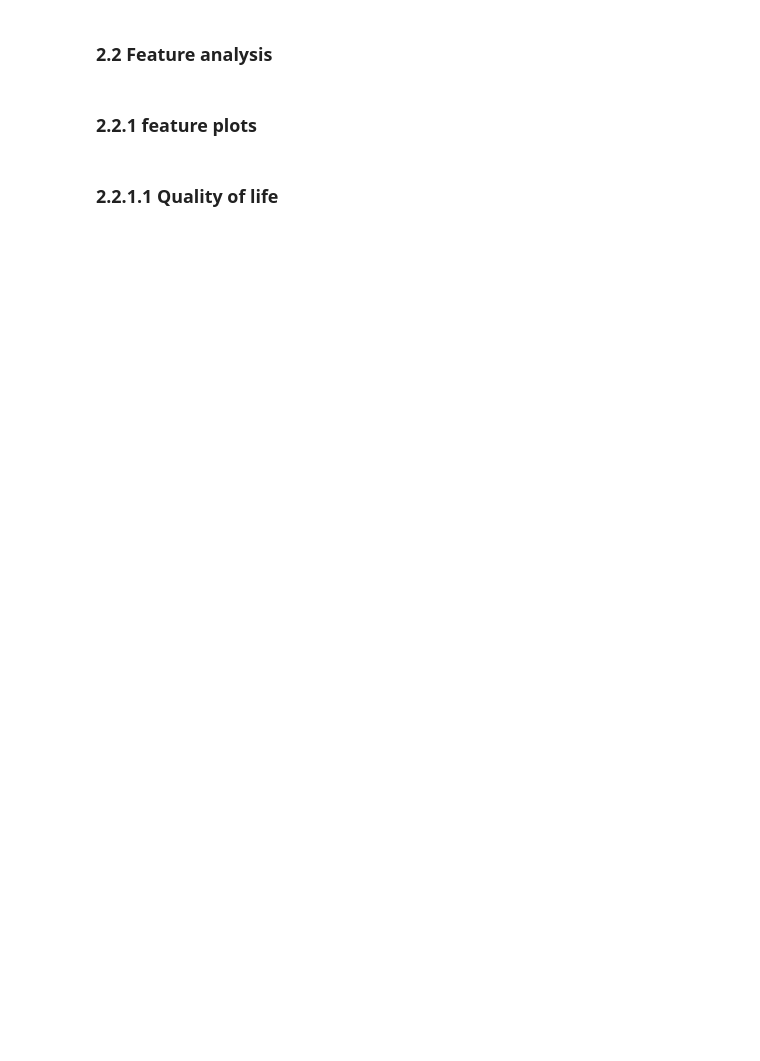
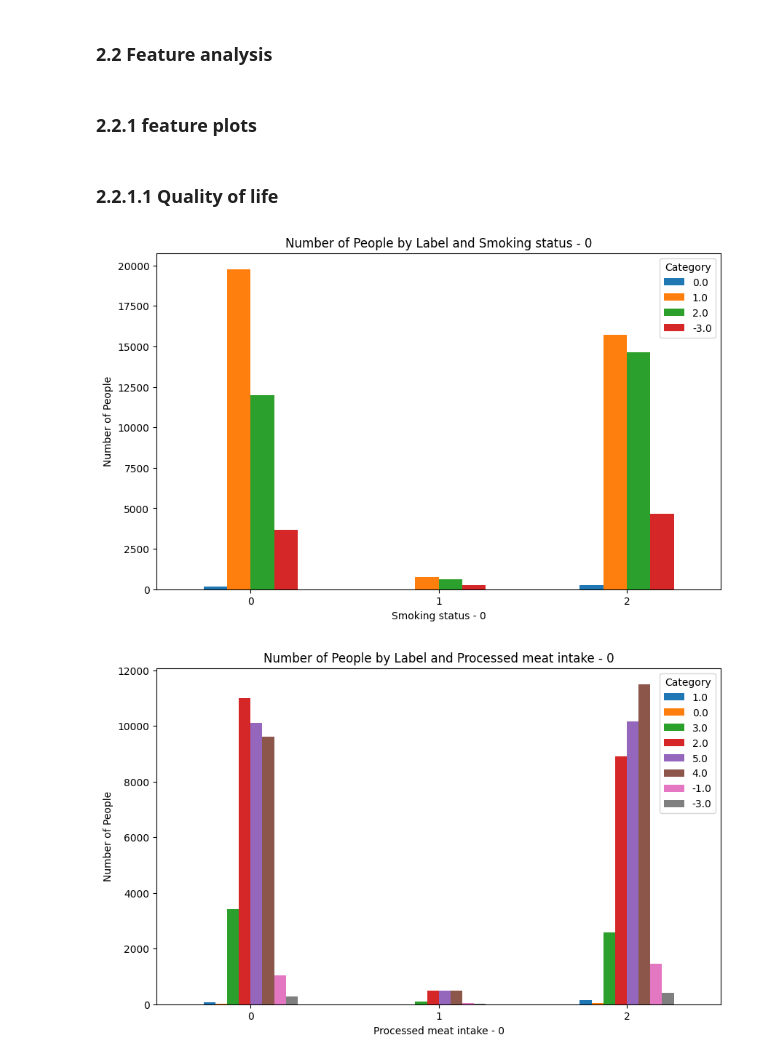
Before and after one commit to OfekShcherb/Finding-Differences-in-Diagnosis-of-Pancreatic-Cancer-and-Type-II-Diabetes-Mellitus, a Jupyter notebook: Data Exploration.ipynb, the cells around one changed output. Cells and saved outputs as stored; diff of their text form; code cells hidden in the pictures; blank space fills up the shorter version.

```diff
--- a/Data Exploration.ipynb
+++ b/Data Exploration.ipynb
@@ -147,8 +170,8 @@ todo!!
 # %%
-with open('/tmp/pycharm_project_366/features_types.json') as f:
+with open('features_types.json') as f:
     features_types = json.load(f)
-numerical_features = features_types['numerical_features']
-categorical_features = features_types['categorical_features']
+numerical_features = [f'{feature} - 0' for feature in features_types['numerical_features']]
+categorical_features = [f'{feature} - 0' for feature in features_types['categorical_features']]
 # %% [markdown]
 ### 2.1.1 Fill nans for numerical values
 # %%
@@ -183,7 +210,7 @@ def classify_disease(diseases_column, disease_pattern):
     return diseases_column.str.contains(disease_pattern)
 # %%
 patient_diseases = train_df['Diagnoses']
-for disease, disease_pattern in diseases_patterns[:2]:
+for disease, disease_pattern in diseases_patterns[2:]:
     train_df[f'Has {disease}'] = classify_disease(patient_diseases, disease_pattern)
 # %%
 train_df = train_df.drop(columns=['Diagnoses'])
@@ -194,9 +237,9 @@ father_diagnosis_codes = [f'Illnesses of father - {i}' for i in range(10)]
 mother_diagnosis_codes = [f'Illnesses of mother - {i}' for i in range(11)]
 siblings_diagnosis_codes = [f'Illnesses of siblings - {i}' for i in range(12)]
 # %%
-father_diseases = train_df[father_diagnosis_codes]
-mother_diseases = train_df[mother_diagnosis_codes]
-siblings_diseases = train_df[siblings_diagnosis_codes]
+father_diseases = train_df[father_diagnosis_codes].astype(str).agg(', '.join, axis=1)
+mother_diseases = train_df[mother_diagnosis_codes].astype(str).agg(', '.join, axis=1)
+siblings_diseases = train_df[siblings_diagnosis_codes].astype(str).agg(', '.join, axis=1)
 # %%
 for disease, disease_pattern in diseases_patterns:
     train_df[f'Father has {disease}'] = classify_disease(father_diseases, disease_pattern)
@@ -217,18 +276,18 @@ Label_dictionary = {0:'Control group', 1:'Pancreatic Cancer patients', 2:'Diabet
 
 def plot_categorical_feature(data):
     categorical_labels = data.iloc[:,1].unique()
-    grouped_data = data.groupby([data.columns[0], data.colomns[1]]).size().unstack(fill_value=0)
-    grouped_data = grouped_data.index.setnames(Label_dictionary)
+    grouped_data = data.groupby([data.columns[0], data.columns[1]]).size().unstack(fill_value=0)
+    #grouped_data = grouped_data.index.setnames(Label_dictionary)
 
     grouped_data.columns = categorical_labels
 
     grouped_data = grouped_data.reset_index()
 
-    grouped_data.plot(x=data.columns[0], kind='bar', stacked=False, figsize=(10, 6), color=['skyblue', 'salmon'])
+    grouped_data.plot(x=data.columns[0], kind='bar', stacked=False, figsize=(10, 6))
 
-    plt.xlabel(data.colomns[1].capitalize())
+    plt.xlabel(data.columns[1].capitalize())
     plt.ylabel('Number of People')
-    plt.title(f'Number of People by {data.colomns[0].capitalize()} and {data.colomns[1].capitalize()}')
+    plt.title(f'Number of People by {data.columns[0].capitalize()} and {data.columns[1].capitalize()}')
     plt.xticks(rotation=0)
 
     plt.legend(title='Category', labels=categorical_labels)
@@ -252,9 +311,12 @@ def plot_continuous_feature(data, agg_func='mean'):
 ### 2.2.1.1 Quality of life
 # %%
 categorical_features_to_plot = ['Smoking Status', 'Processed meat intake', 'Processed meat intake', 'Alcohol intake frequency']
-continuous_features_to_plot = ['Time spent watching television (TV)', 'Time spent using computer', 'Duration of moderate activity','Overall quality of sleep in past month']
+#continuous_features_to_plot = ['Time spent watching television (TV)', 'Time spent using computer', 'Duration of moderate activity','Overall quality of sleep in past month']
 
 for feature in categorical_features_to_plot:
-    plot_categorical_feature(train_group_df[['Label', feature]])
-for feature in continuous_features_to_plot:
-    plot_categorical_feature(train_group_df[['Label', feature]])
+    plot_categorical_feature(train_df[['Label', f'{feature} - 0']])
+#for feature in continuous_features_to_plot:
+#    plot_categorical_feature(train_group_df[['Label', feature]])
+# %% [output]
+[figure, added]
+[figure, added]
```
Also changed, not shown: parts of 10 cells of this notebook, 10 other files.
